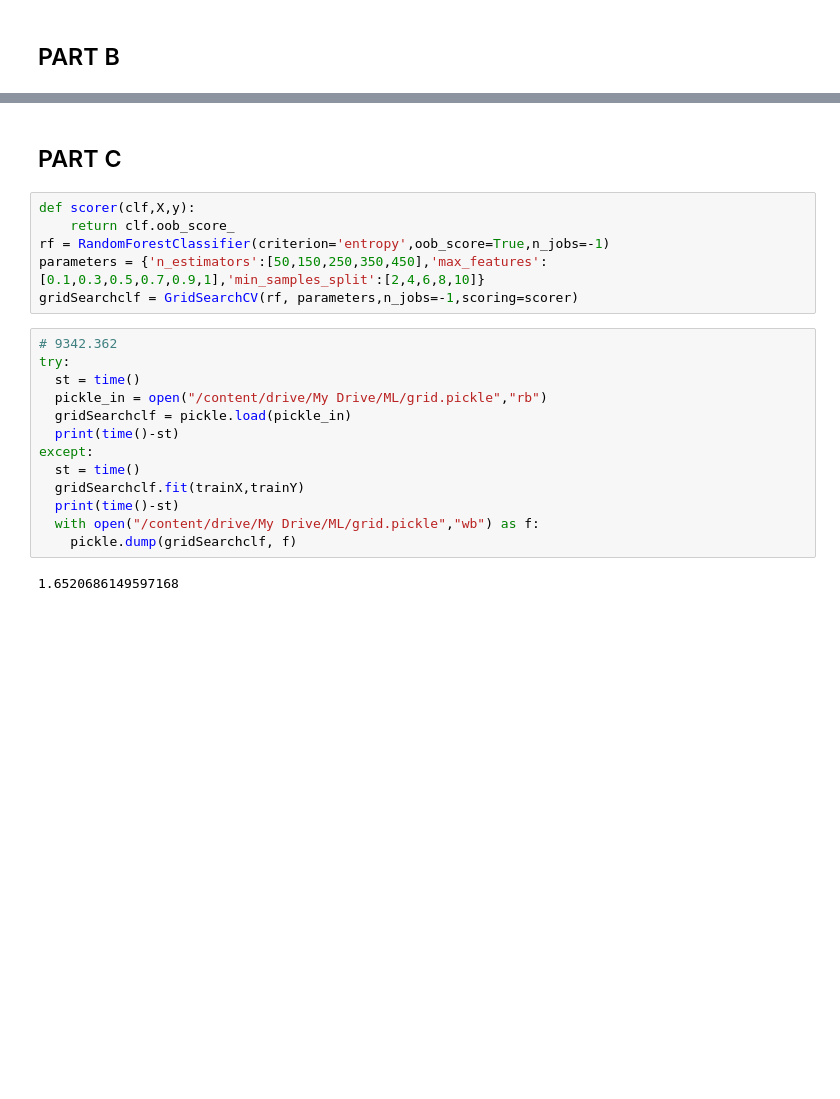
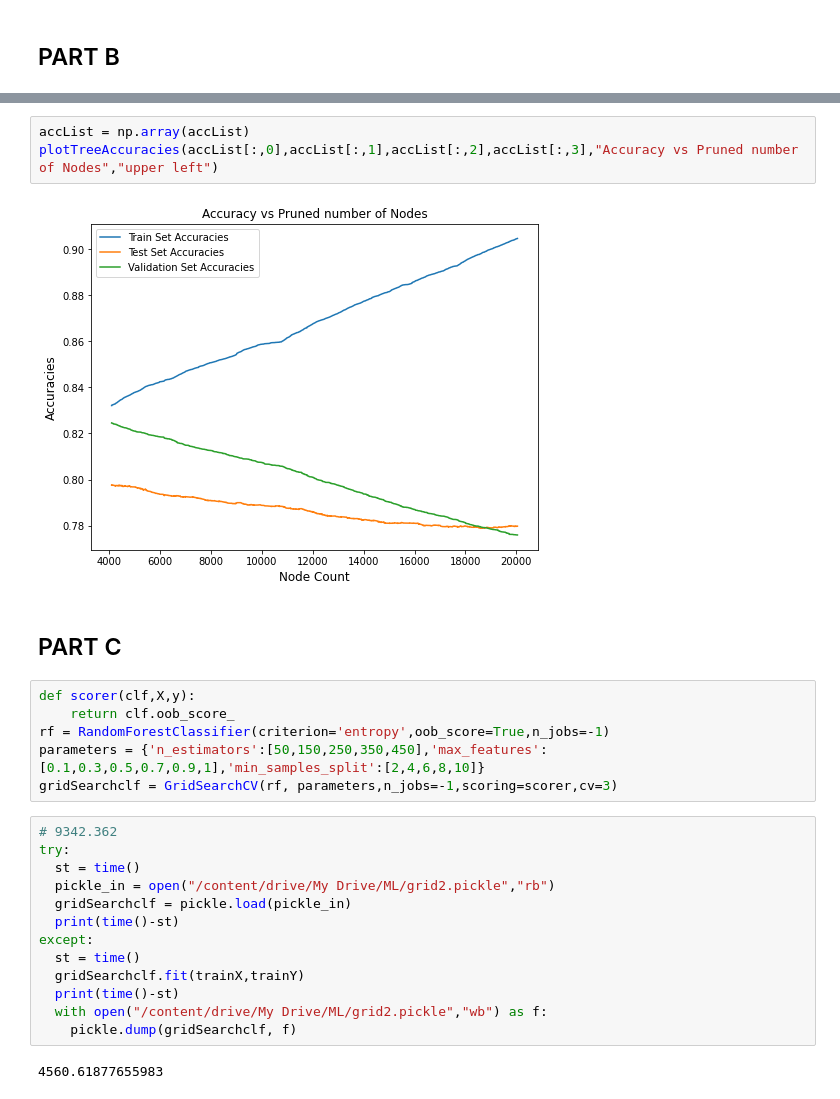
Before and after one commit to Kartik97/ML, a Jupyter notebook: A3/A3.ipynb, the cells around one changed output, grey strips where cells are left out. Cells and saved outputs as stored; diff of their text form; blank space fills up the shorter version.

```diff
--- a/A3/A3.ipynb
+++ b/A3/A3.ipynb
@@ -311,3 +362,8 @@ print(valScore)
+# %%
+accList = np.array(accList)
+plotTreeAccuracies(accList[:,0],accList[:,1],accList[:,2],accList[:,3],"Accuracy vs Pruned number of Nodes","upper left")
+# %% [output]
+[figure, added]
 # %% [markdown]
 ## PART C
 # %%
@@ -315,20 +371,20 @@ def scorer(clf,X,y):
     return clf.oob_score_
 rf = RandomForestClassifier(criterion='entropy',oob_score=True,n_jobs=-1)
 parameters = {'n_estimators':[50,150,250,350,450],'max_features':[0.1,0.3,0.5,0.7,0.9,1],'min_samples_split':[2,4,6,8,10]}
-gridSearchclf = GridSearchCV(rf, parameters,n_jobs=-1,scoring=scorer)
+gridSearchclf = GridSearchCV(rf, parameters,n_jobs=-1,scoring=scorer,cv=3)
 # %%
 # 9342.362
 try:
   st = time()
-  pickle_in = open("/content/drive/My Drive/ML/grid.pickle","rb")
+  pickle_in = open("/content/drive/My Drive/ML/grid2.pickle","rb")
   gridSearchclf = pickle.load(pickle_in)
   print(time()-st)
 except:
   st = time()
   gridSearchclf.fit(trainX,trainY)
   print(time()-st)
-  with open("/content/drive/My Drive/ML/grid.pickle","wb") as f:
+  with open("/content/drive/My Drive/ML/grid2.pickle","wb") as f:
     pickle.dump(gridSearchclf, f)
 # %% [output]
-1.6520686149597168
+4560.61877655983
 # %%
```
Also changed, not shown: parts of 18 cells of this notebook.
